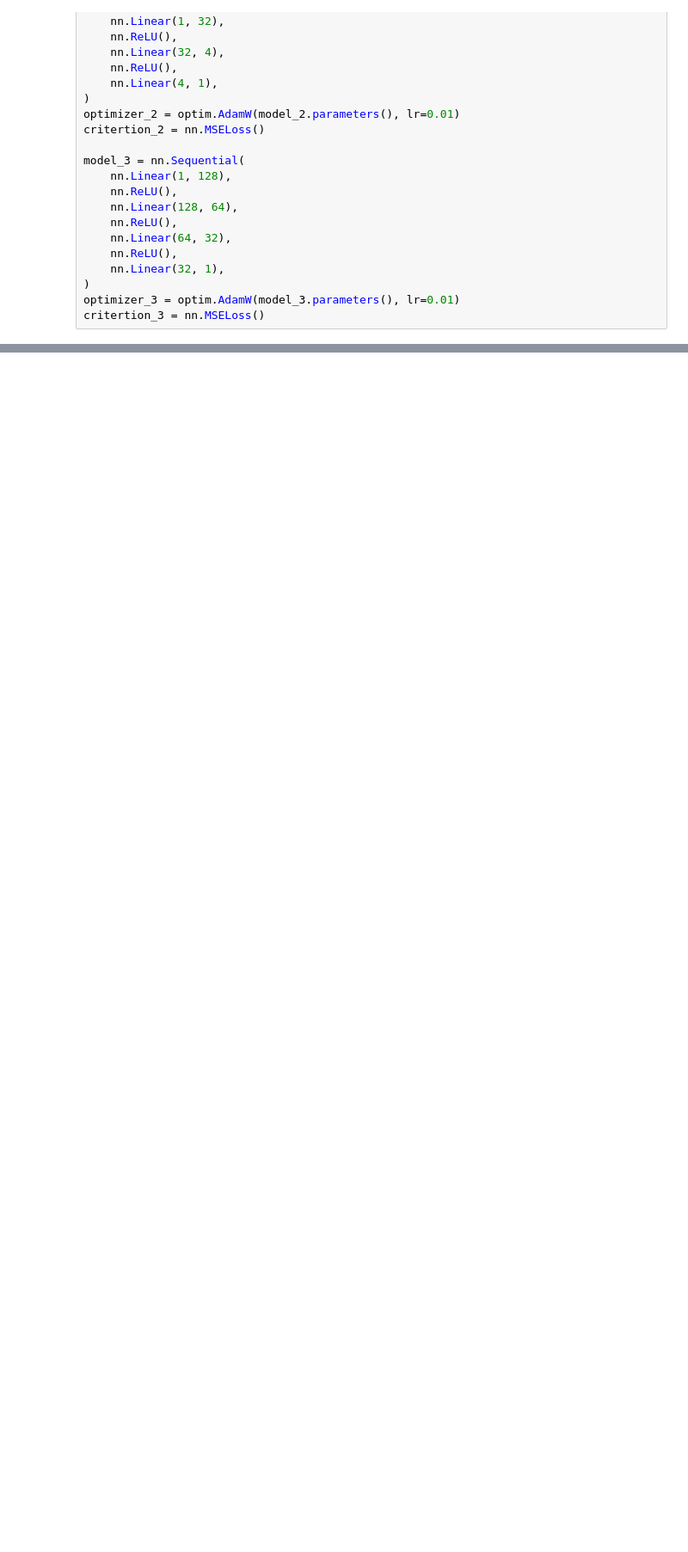
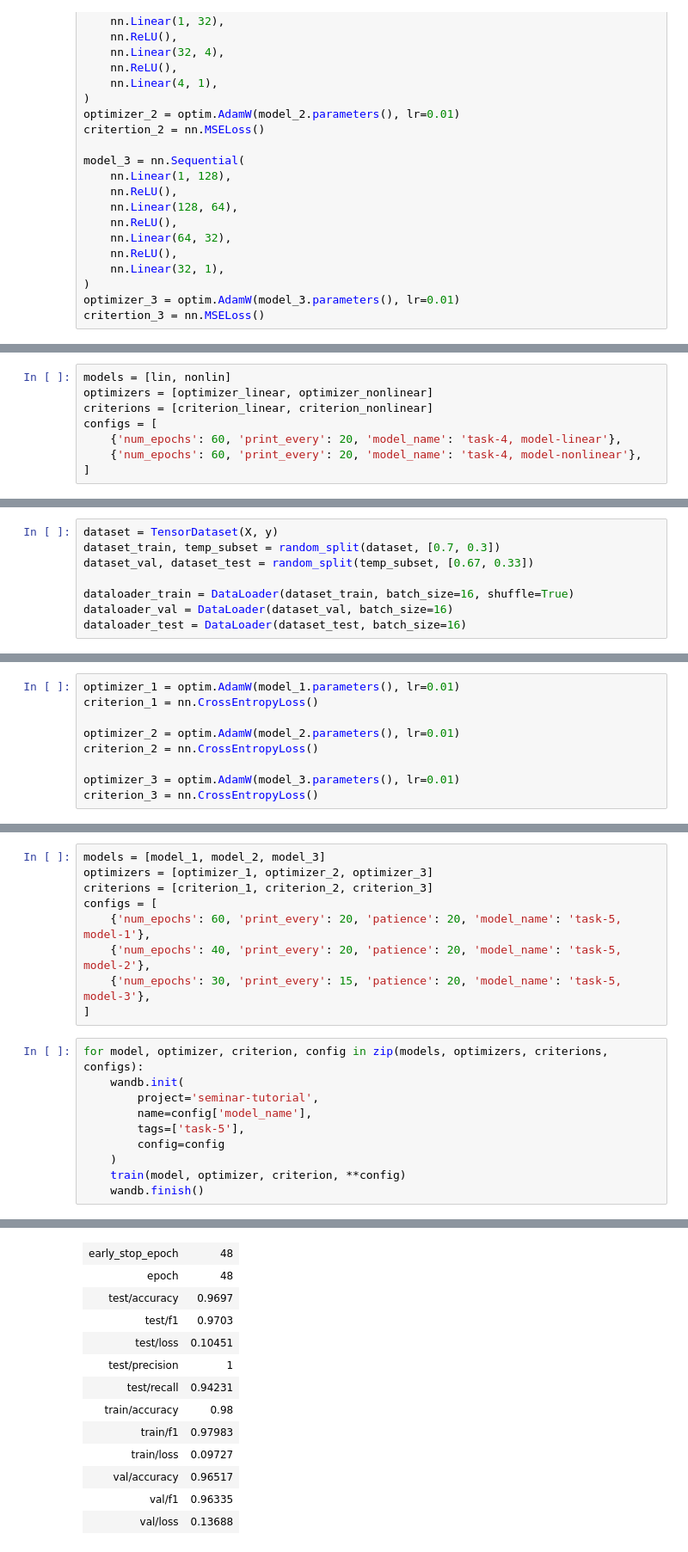
Before and after one commit to kekwak/Deep-Learning, a Jupyter notebook: 03_adv/03_1_monitoring.ipynb, the cells around one changed output, grey strips where cells are left out. Shown at 86% size. Cells and saved outputs as stored; diff of their text form; blank space fills up the shorter version.

```diff
--- a/03_adv/03_1_monitoring.ipynb
+++ b/03_adv/03_1_monitoring.ipynb
@@ -381,0 +734,8 @@ y = th.LongTensor(y)
+# %%
+models = [lin, nonlin]
+optimizers = [optimizer_linear, optimizer_nonlinear]
+criterions = [criterion_linear, criterion_nonlinear]
+configs = [
+    {'num_epochs': 60, 'print_every': 20, 'model_name': 'task-4, model-linear'},
+    {'num_epochs': 60, 'print_every': 20, 'model_name': 'task-4, model-nonlinear'},
+]
@@ -397,3 +798,11 @@ y = th.LongTensor(y)
 Вставьте в текстовую ячейку скриншоты, демонстрирующие интерфейс `wandb` со всеми нужными визуализациями.
 
 - [ ] Проверено на семинаре
+# %%
+dataset = TensorDataset(X, y)
+dataset_train, temp_subset = random_split(dataset, [0.7, 0.3])
+dataset_val, dataset_test = random_split(temp_subset, [0.67, 0.33])
+
+dataloader_train = DataLoader(dataset_train, batch_size=16, shuffle=True)
+dataloader_val = DataLoader(dataset_val, batch_size=16)
+dataloader_test = DataLoader(dataset_test, batch_size=16)
@@ -399,0 +833,9 @@ y = th.LongTensor(y)
+# %%
+optimizer_1 = optim.AdamW(model_1.parameters(), lr=0.01)
+criterion_1 = nn.CrossEntropyLoss()
+
+optimizer_2 = optim.AdamW(model_2.parameters(), lr=0.01)
+criterion_2 = nn.CrossEntropyLoss()
+
+optimizer_3 = optim.AdamW(model_3.parameters(), lr=0.01)
+criterion_3 = nn.CrossEntropyLoss()
@@ -399,0 +951,20 @@ y = th.LongTensor(y)
+# %%
+models = [model_1, model_2, model_3]
+optimizers = [optimizer_1, optimizer_2, optimizer_3]
+criterions = [criterion_1, criterion_2, criterion_3]
+configs = [
+    {'num_epochs': 60, 'print_every': 20, 'patience': 20, 'model_name': 'task-5, model-1'},
+    {'num_epochs': 40, 'print_every': 20, 'patience': 20, 'model_name': 'task-5, model-2'},
+    {'num_epochs': 30, 'print_every': 15, 'patience': 20, 'model_name': 'task-5, model-3'},
+]
+# %%
+for model, optimizer, criterion, config in zip(models, optimizers, criterions, configs):
+    wandb.init(
+        project='seminar-tutorial',
+        name=config['model_name'],
+        tags=['task-5'],
+        config=config
+    )
+    train(model, optimizer, criterion, **config)
+    wandb.finish()
+# %% [output]
@@ -399,0 +992,13 @@ y = th.LongTensor(y)
+| early_stop_epoch | 48 |
+| epoch | 48 |
+| test/accuracy | 0.9697 |
+| test/f1 | 0.9703 |
+| test/loss | 0.10451 |
+| test/precision | 1 |
+| test/recall | 0.94231 |
+| train/accuracy | 0.98 |
+| train/f1 | 0.97983 |
+| train/loss | 0.09727 |
+| val/accuracy | 0.96517 |
+| val/f1 | 0.96335 |
+| val/loss | 0.13688 |
```
Also changed, not shown: parts of 39 cells of this notebook, 6 other files.
